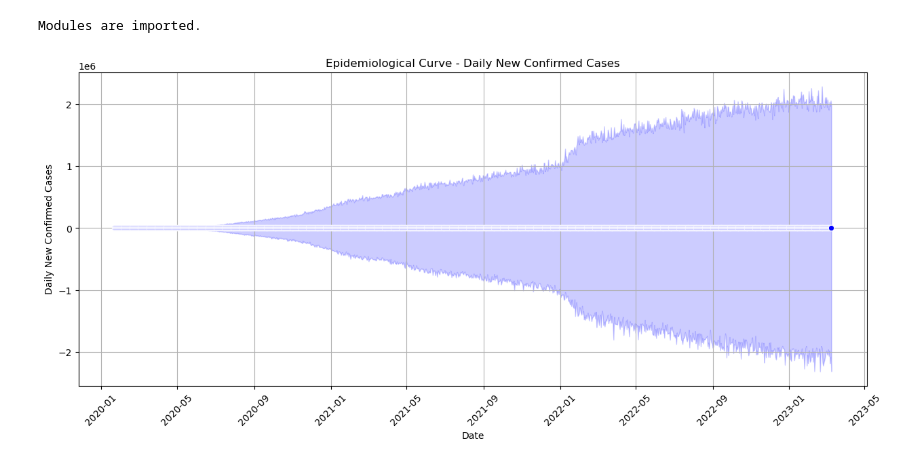
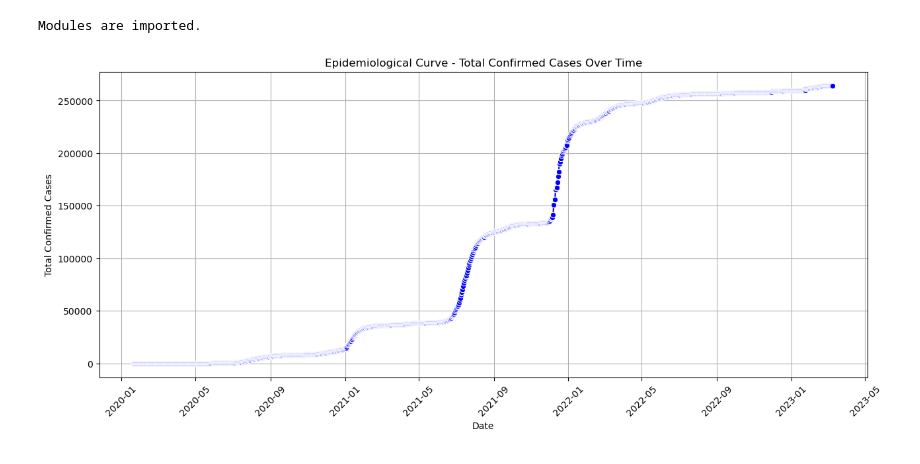
Before and after one commit to ttran15/big_data, a Jupyter notebook: Data_visualizations/Epidemiological_Curve.ipynb, the cells around one changed output. Saved outputs shown, nothing was run; the diff lists cells and outputs as text; code cells hidden in the pictures.

Commit message:
Modify the epidemiological curve

```diff
--- a/Data_visualizations/Epidemiological_Curve.ipynb
+++ b/Data_visualizations/Epidemiological_Curve.ipynb
@@ -26,26 +26,28 @@ covid_data = spark.read.csv('covid-19.csv', header=True, inferSchema=True)
 # Perform necessary data transformations
 covid_data = covid_data.withColumn("date", F.to_date("date", "yyyy-MM-dd"))
 # %%
-# Calculate daily changes
 windowSpec = Window.orderBy("date")
 
 covid_data = covid_data.withColumn("daily_confirmed", F.col("confirmed") - F.lag("confirmed").over(windowSpec))
 covid_data = covid_data.withColumn("daily_confirmed", F.when(F.isnull("daily_confirmed"), 0).otherwise(F.col("daily_confirmed")))
+
+# Use cumulative sum to get total confirmed cases over time
+covid_data = covid_data.withColumn("total_confirmed", F.sum("daily_confirmed").over(windowSpec))
 # %%
 # Convert PySpark DataFrame to Pandas DataFrame for visualization
-pandas_df = covid_data.select("date", "daily_confirmed").toPandas()
+pandas_df = covid_data.select("date", "total_confirmed").toPandas()
 
-# Visualize daily changes
+# Visualize total confirmed cases over time
 plt.figure(figsize=(15, 6))
-sns.lineplot(x="date", y="daily_confirmed", data=pandas_df, marker='o', color='blue')
-plt.title('Epidemiological Curve - Daily New Confirmed Cases')
+sns.lineplot(x="date", y="total_confirmed", data=pandas_df, marker='o', color='blue')
+plt.title('Epidemiological Curve - Total Confirmed Cases Over Time')
 plt.xlabel('Date')
-plt.ylabel('Daily New Confirmed Cases')
+plt.ylabel('Total Confirmed Cases')
 plt.xticks(rotation=45)
 plt.grid(True)
 plt.show()
 # %% [output]
-[figure, old version]
+[figure, new version]
 # %%
 # Stop the Spark session
 spark.stop()
```
Also changed, not shown: parts of 1 cell of this notebook.
